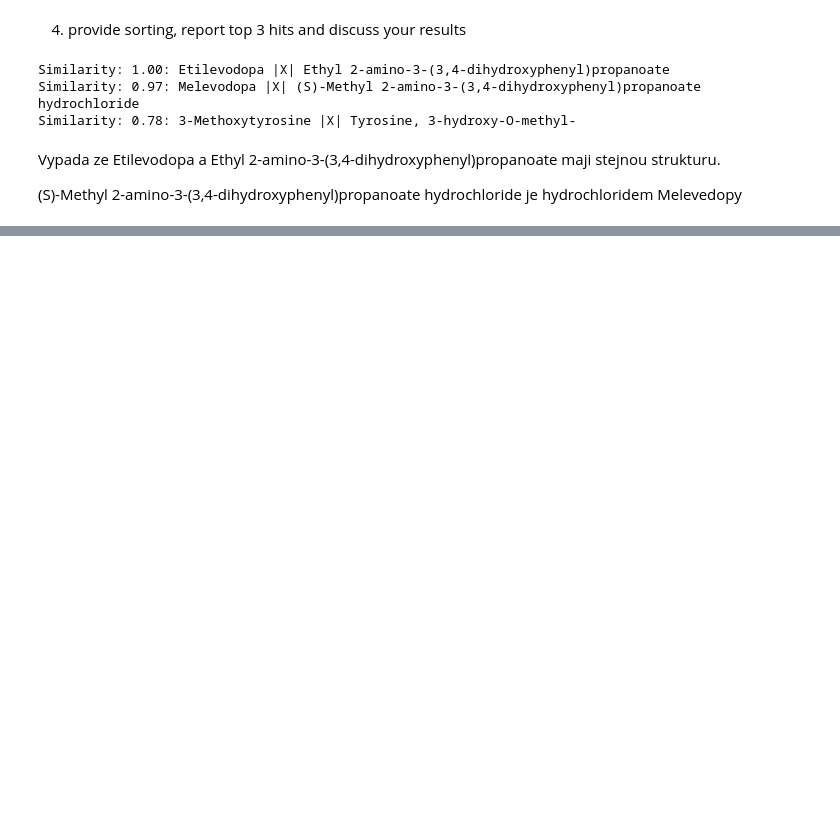
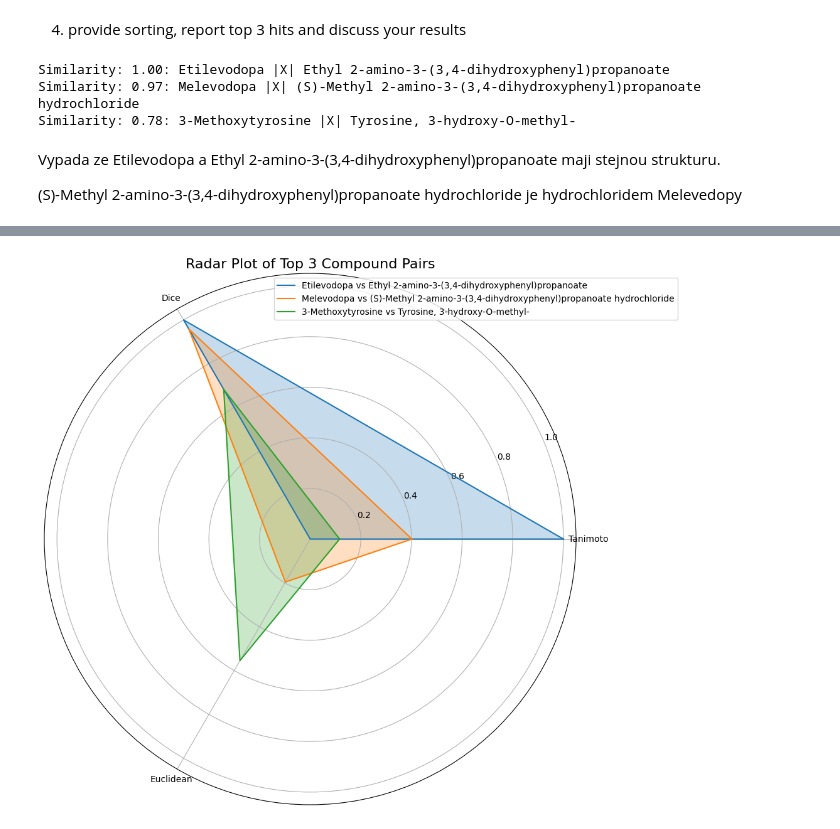
Before and after one commit to Kobrun4ik/Cheminformatics, a Jupyter notebook: Kobrin_Cheminformatics_1.ipynb, the cells around one changed output, grey strips where cells are left out. Saved outputs shown, nothing was run; the diff lists cells and outputs as text; code cells hidden in the pictures; blank space fills up the shorter version.

```diff
--- a/Kobrin_Cheminformatics_1.ipynb
+++ b/Kobrin_Cheminformatics_1.ipynb
@@ -109,0 +119,80 @@ Vypada ze Etilevodopa a Ethyl 2-amino-3-(3,4-dihydroxyphenyl)propanoate maji ste
+# %%
+import matplotlib.pyplot as plt
+import seaborn as sns
+from rdkit.DataStructs import DiceSimilarity
+from scipy.spatial.distance import euclidean
+
+# Compute Dice similarities
+dice_similarity_matrix = np.zeros((num_compounds, num_compounds))
+
+for i in range(num_compounds):
+    for j in range(i, num_compounds):
+        similarity = DiceSimilarity(fingerprints[i], fingerprints[j])
+        dice_similarity_matrix[j, i] = similarity
+
+# Extract lower triangle (excluding diagonal) for both Tanimoto and Dice
+tanimoto_similarities = []
+dice_similarities = []
+
+for i in range(1, num_compounds):
+    for j in range(i):
+        tanimoto_similarities.append(similarity_matrix[i, j])
+        dice_similarities.append(dice_similarity_matrix[i, j])
+
+# Compute Euclidean distances
+euclidean_distances = []
+for i in range(1, num_compounds):
+    for j in range(i):
+        fp1 = np.array(fingerprints[i])
+        fp2 = np.array(fingerprints[j])
+        euclidean_distances.append(euclidean(fp1, fp2))
+
+# Create a DataFrame for comparison
+comparison_df = pd.DataFrame({
+    "Tanimoto": tanimoto_similarities,
+    "Dice": dice_similarities,
+    "Euclidean": euclidean_distances
+})
+
+# # Plot pairwise relationships between Tanimoto, Dice, and Euclidean
+# sns.pairplot(comparison_df, diag_kind="kde", markers="o", plot_kws={"alpha": 0.7})
+# plt.suptitle("Pairwise Comparison of Similarity Measures", y=1.02, fontsize=16)
+# plt.show()
+
+
+
+from math import pi
+
+# Normalize values for radar plot
+comparison_df_norm = (comparison_df - comparison_df.min()) / (comparison_df.max() - comparison_df.min())
+
+# Add compound pair labels
+comparison_df_norm['Compound Pair'] = [f"{compound_names[i]} vs {compound_names[j]}" for i in range(1, num_compounds) for j in range(i)]
+
+# Select top 5 pairs for radar plot
+top_3_pairs = comparison_df_norm.nlargest(3, 'Tanimoto')
+
+# Prepare data for radar plot
+categories = ["Tanimoto", "Dice", "Euclidean"]
+N = len(categories)
+
+angles = [n / float(N) * 2 * pi for n in range(N)]
+angles += angles[:1]
+
+fig, ax = plt.subplots(figsize=(11, 11), subplot_kw={'projection': 'polar'})
+
+# Plot each pair
+for i, row in top_3_pairs.iterrows():
+    values = row[categories].tolist()
+    values += values[:1]  # Close the radar chart loop
+    ax.plot(angles, values, label=row['Compound Pair'])
+    ax.fill(angles, values, alpha=0.25)
+
+# Add labels and legend
+ax.set_xticks(angles[:-1])
+ax.set_xticklabels(categories)
+ax.set_title("Radar Plot of Top 3 Compound Pairs", fontsize=16)
+ax.legend(loc="upper right", bbox_to_anchor=(1.2, 1.0))
+plt.show()
+# %% [output]
+[figure, added]
```
Also changed, not shown: parts of 3 cells of this notebook.
